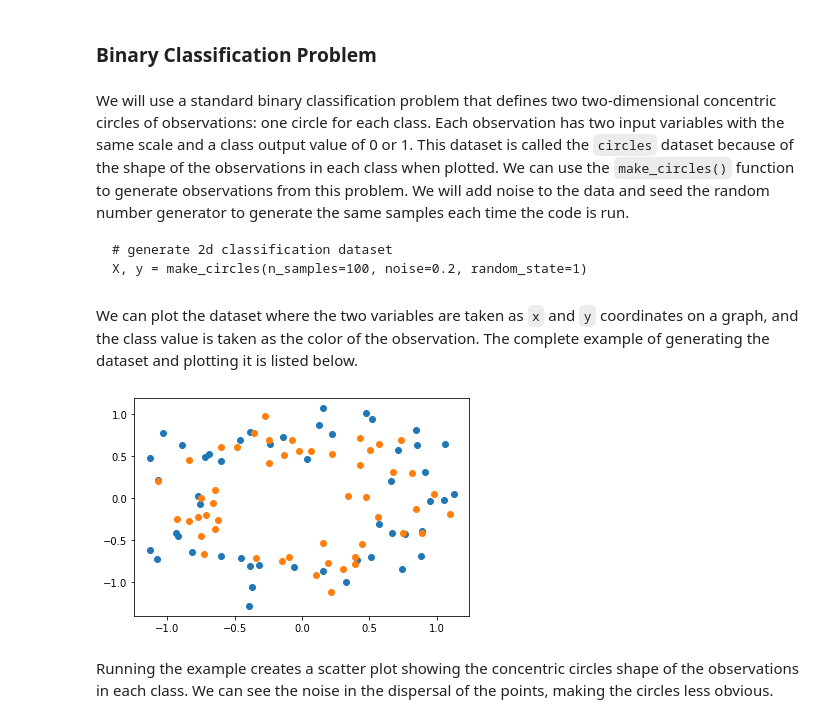
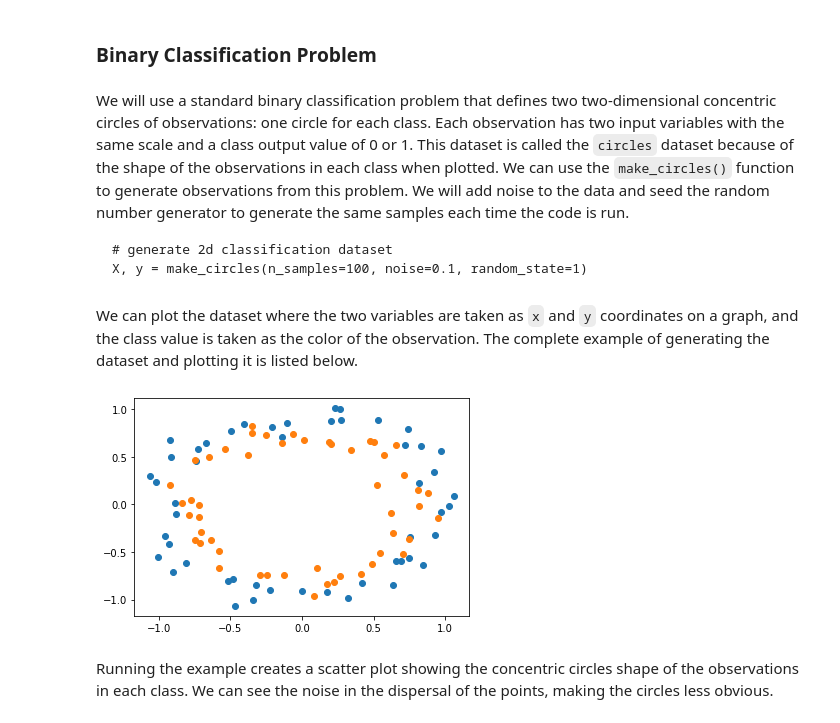
Before and after one commit to Deep-Learning-Challenge/challenge-notebooks, a Jupyter notebook: 4.Advanced Topics/2.Better Generalization/2.Sparse Representations with Activity Regularization.ipynb, the cells around one changed output. Drawn from its saved outputs; the diff is of its cells as text; code cells hidden in the pictures.

````diff
--- a/4.Advanced Topics/2.Better Generalization/2.Sparse Representations with Activity Regularization.ipynb
+++ b/4.Advanced Topics/2.Better Generalization/2.Sparse Representations with Activity Regularization.ipynb
@@ -80,31 +80,31 @@ We will use a standard binary classification problem that defines two two-dimens
 
 ```
 # generate 2d classification dataset
-X, y = make_circles(n_samples=100, noise=0.2, random_state=1)
+X, y = make_circles(n_samples=100, noise=0.1, random_state=1)
 ```
 # %% [markdown]
 We can plot the dataset where the two variables are taken as `x` and `y` coordinates on a graph, and the class value is taken as the color of the observation. The complete example of generating the dataset and plotting it is listed below.
 # %%
 # scatter plot of moons dataset
 from sklearn.datasets import make_circles
 from matplotlib import pyplot
 from numpy import where
 
 # generate 2d classification dataset
-X, y = make_circles(n_samples=100, noise=0.2, random_state=1)
+X, y = make_circles(n_samples=100, noise=0.1, random_state=1)
 
 # scatter plot for each class value
 for class_value in range(2):
     # select indices of points with the class label
     row_ix = where(y == class_value)
 
     # scatter plot for points with a different color
     pyplot.scatter(X[row_ix, 0], X[row_ix, 1])
 
 # show plot
 pyplot.show()
 # %% [output]
-[figure, old version]
+[figure, new version]
 # %% [markdown]
 Running the example creates a scatter plot showing the concentric circles shape of the observations in each class. We can see the noise in the dispersal of the points, making the circles less obvious.
 # %% [markdown]
````
Also changed, not shown: parts of 21 cells of this notebook, 4 other files.
